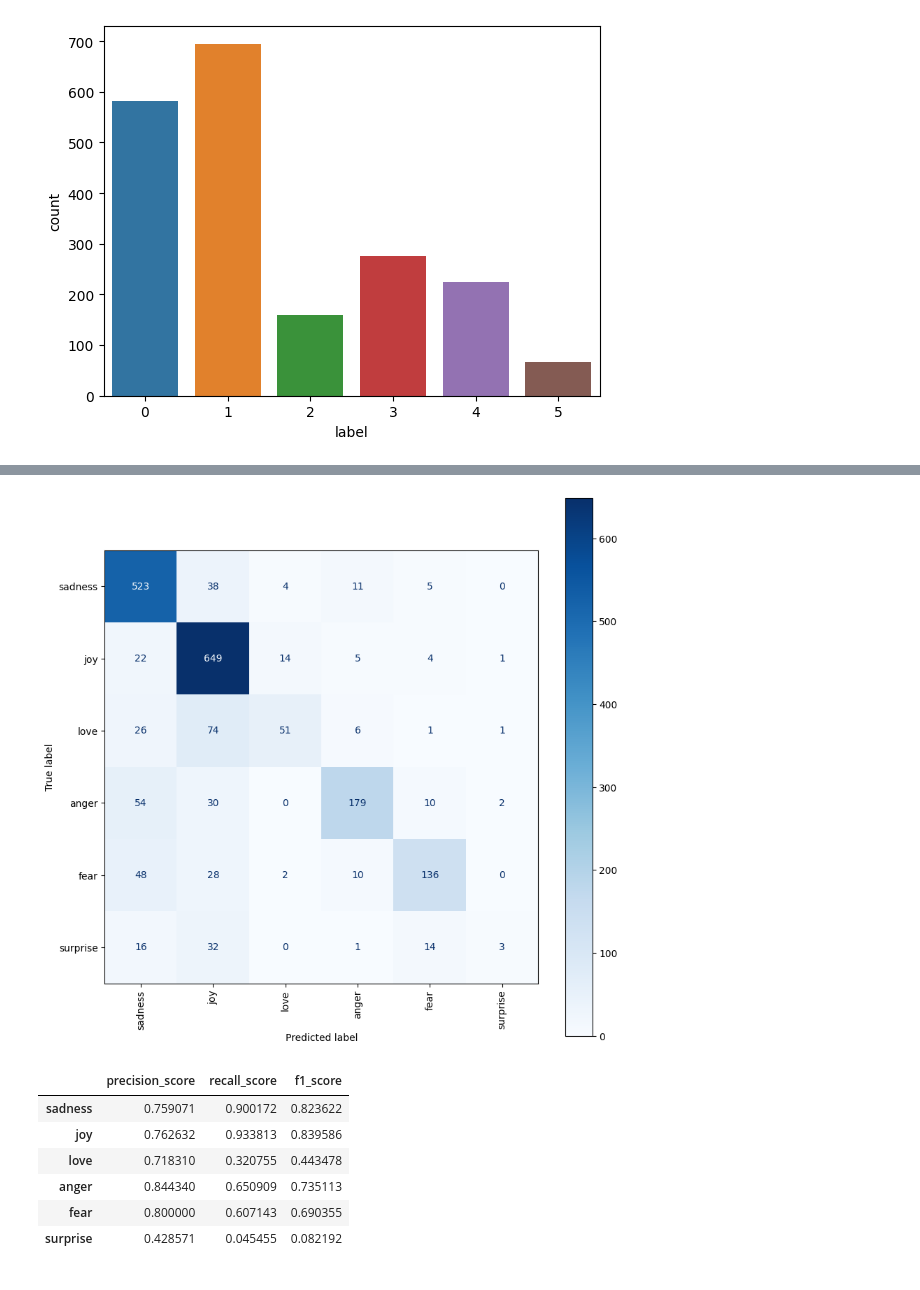
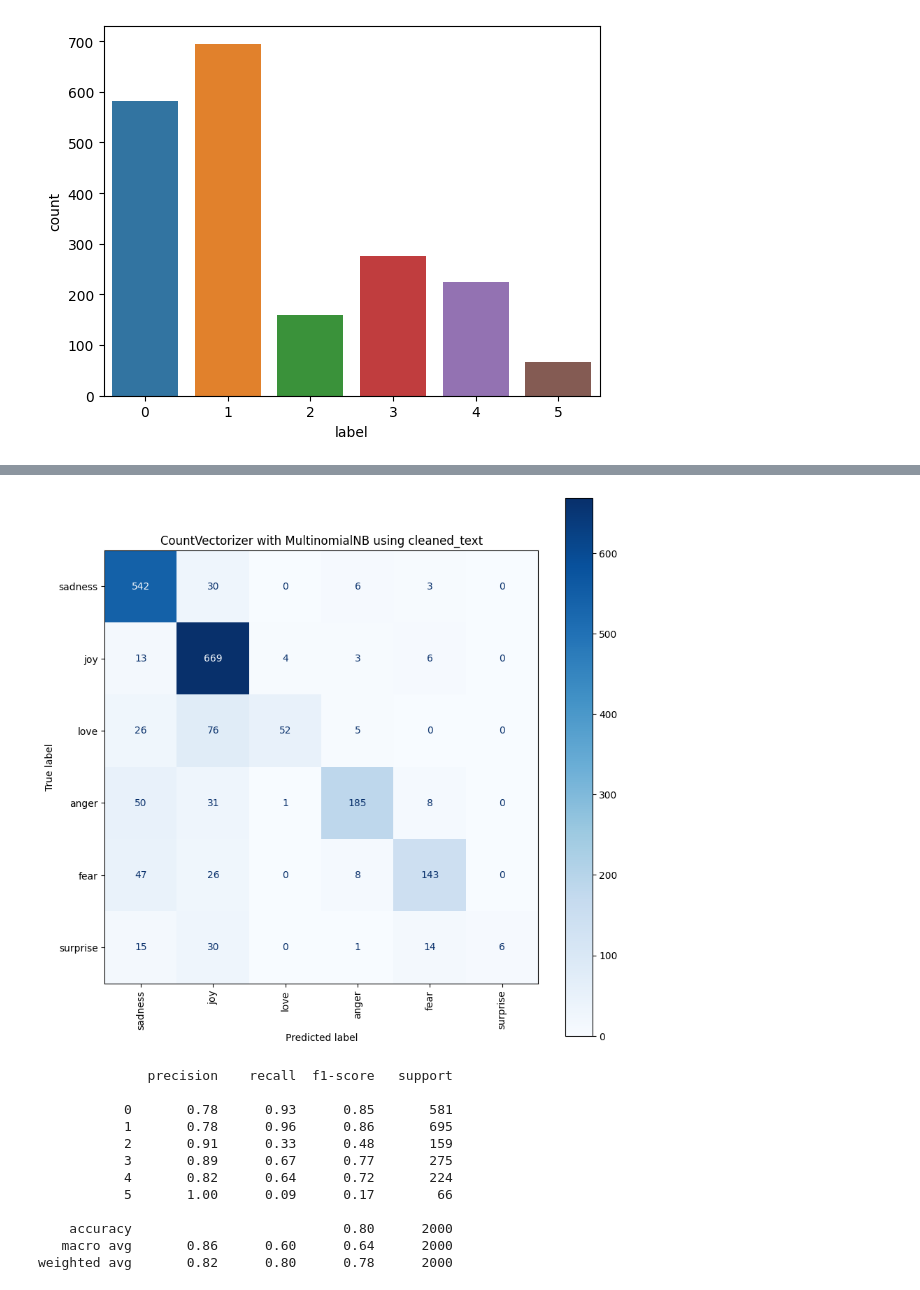
Before and after one commit to 112523chen/Project_SA_CTP, a Jupyter notebook: research.ipynb, the cells around one changed output, grey strips where cells are left out. Saved outputs shown, nothing was run; the diff lists cells and outputs as text; code cells hidden in the pictures.

Commit message:
chore(): clean up code

```diff
--- a/research.ipynb
+++ b/research.ipynb
@@ -152,45 +213,52 @@ display(pd.DataFrame(metrics_df, index=['sadness','joy','love','anger','fear','s
 # %%
-#Bag of Words Model
+#Bag of Words with MultinomialNB Model
 
-#split features and label
-X_train = train_df['cleaned_text']
-y_train = train_df['label']
+BoW_models = []
 
-X_test = test_df['cleaned_text']
-y_test = test_df['label']
+for col in train_df.columns[2:]:
 
-#Fit and Transform
-vectorizer = CountVectorizer()
-vectorizer.fit(X_temp)
+    #split features and label
+    X_train = train_df[col]
+    y_train = train_df['label']
 
-X_train = vectorizer.transform(X_train)
-X_test = vectorizer.transform(X_test)
+    X_test = test_df[col]
+    y_test = test_df['label']
 
-#Create model and predict
-model = MultinomialNB()
-model.fit(X_train, y_train)
-y_pred = model.predict(X_test)
+    #Fit and Transform
+    BoW_vectorizer = CountVectorizer()
+    BoW_vectorizer.fit(X_temp)
 
-#Create confusion matrix for BOW model
-fig, ax = plt.subplots(figsize=(10, 10))
-plot_confusion_matrix(model, X_test, y_test, display_labels=['sadness','joy','love','anger','fear','surprise'], cmap=plt.cm.Blues, ax=ax)
-plt.xticks(rotation=90)
-plt.show()
+    X_train = BoW_vectorizer.transform(X_train)
+    X_test = BoW_vectorizer.transform(X_test)
 
-#display metrics
-metrics_df = {
-    'precision_score' : precision_score(y_test, y_pred, average=None),
-    'recall_score' : recall_score(y_test, y_pred, average=None),
-    'f1_score' : f1_score(y_test, y_pred, average=None)
-}
+    #Create model and predict
+    model = MultinomialNB()
+    model.fit(X_train, y_train)
+    y_pred = model.predict(X_test)
 
-display(pd.DataFrame(metrics_df, index=['sadness','joy','love','anger','fear','surprise']))
+    #Create confusion matrix for BOW model
+    fig, ax = plt.subplots(figsize=(10, 10))
+    plot_confusion_matrix(model, X_test, y_test, display_labels=['sadness','joy','love','anger','fear','surprise'], cmap=plt.cm.Blues, ax=ax)
+    plt.xticks(rotation=90)
+    plt.title(f'CountVectorizer with MultinomialNB using {col}')
+    plt.show()
+
+    #display metrics
+    print(classification_report(y_test, model.predict(X_test)))
+
+    package = [model, BoW_vectorizer]
+    BoW_models.append(package)
 # %% [output]
-[figure, old version]
+[figure, new version]
-|  | precision_score | recall_score | f1_score |
-| sadness | 0.759071 | 0.900172 | 0.823622 |
-| joy | 0.762632 | 0.933813 | 0.839586 |
-| love | 0.718310 | 0.320755 | 0.443478 |
-| anger | 0.844340 | 0.650909 | 0.735113 |
-| fear | 0.800000 | 0.607143 | 0.690355 |
-| surprise | 0.428571 | 0.045455 | 0.082192 |
+              precision    recall  f1-score   support
+
+           0       0.78      0.93      0.85       581
+           1       0.78      0.96      0.86       695
+           2       0.91      0.33      0.48       159
+           3       0.89      0.67      0.77       275
+           4       0.82      0.64      0.72       224
+           5       1.00      0.09      0.17        66
+
+    accuracy                           0.80      2000
+   macro avg       0.86      0.60      0.64      2000
+weighted avg       0.82      0.80      0.78      2000
```
Also changed, not shown: parts of 11 cells of this notebook.
